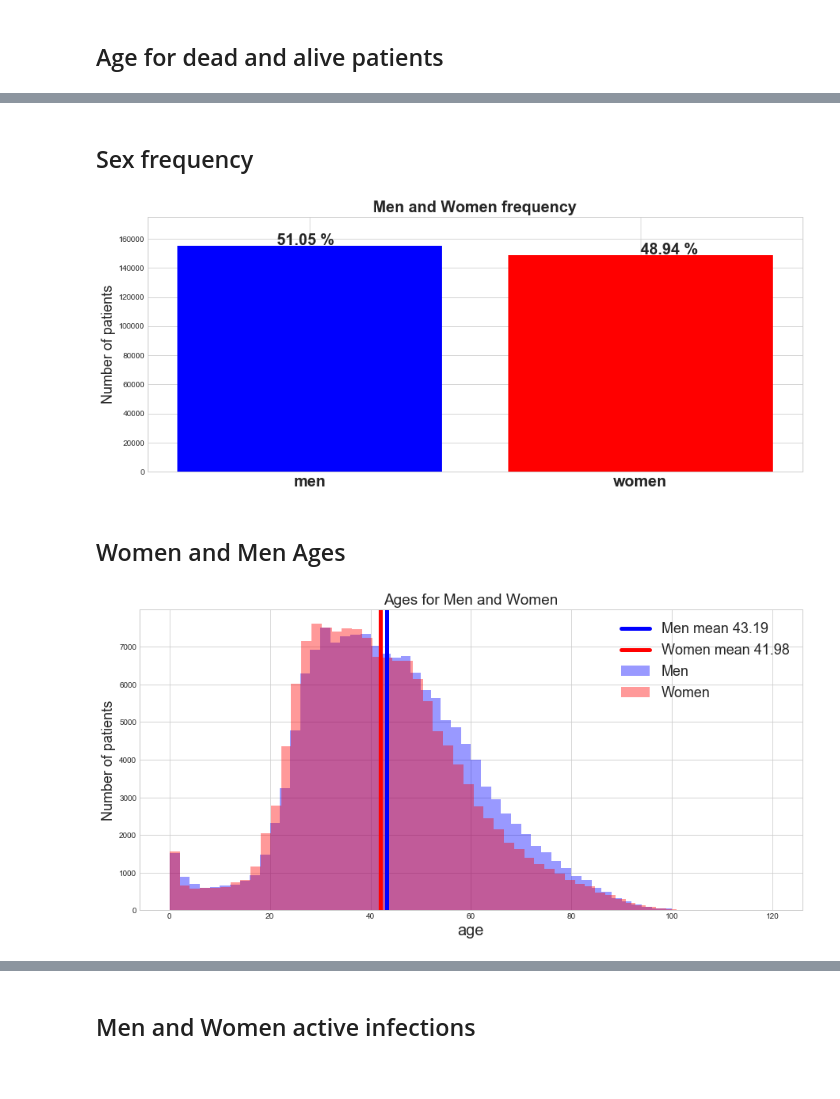
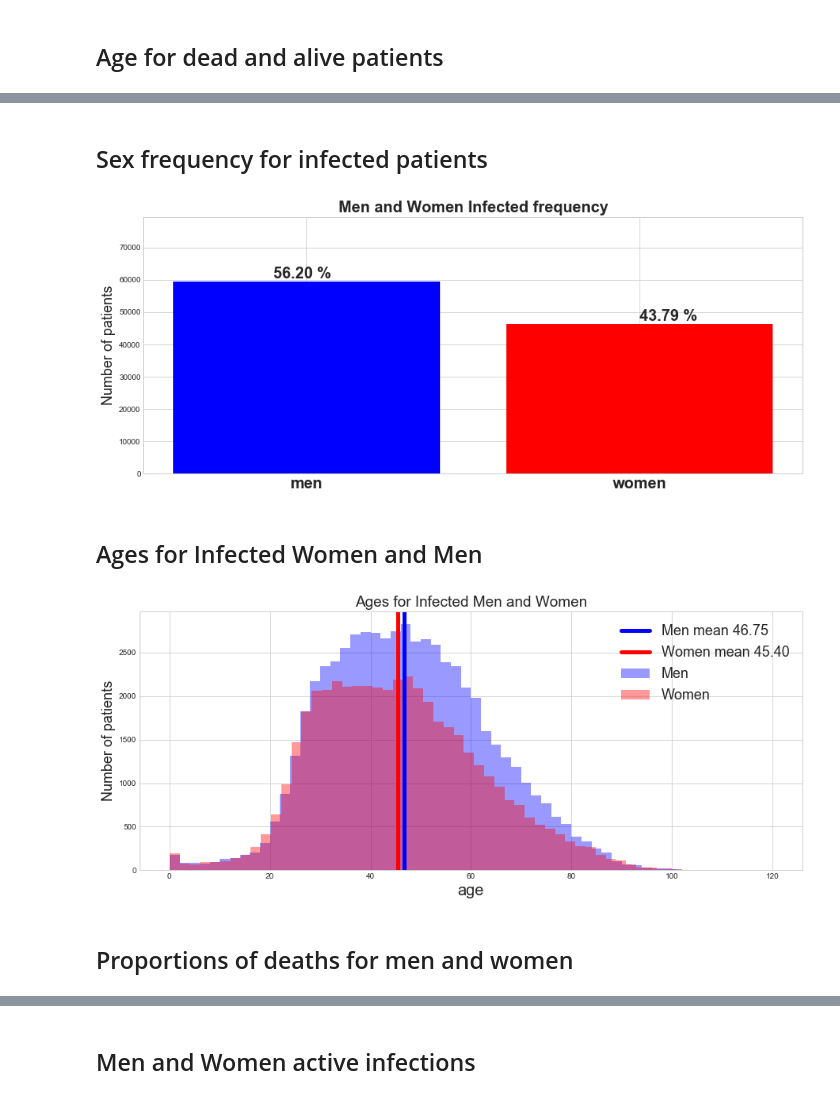
Before and after one commit to mesielepush/Covid19-Mexico-Data-Analysis-Jupyter-Notebook, a Jupyter notebook: MexicoCovidDescriptiveGeneral.ipynb, the cells around one changed output, grey strips where cells are left out. Drawn from its saved outputs; the diff is of its cells as text; code cells hidden in the pictures.

```diff
--- a/MexicoCovidDescriptiveGeneral.ipynb
+++ b/MexicoCovidDescriptiveGeneral.ipynb
@@ -100,8 +101,10 @@ Covid('all').patients().sectors()
 # %% [markdown]
 ## Age for general population
 # %%
-ages = Covid('all').patients().data.age.copy()
+ages = Covid('all').patients().infected().data.age.copy()
 
+plt.close('all')
+plt.rcParams["figure.figsize"] = (15,6)
 ages.hist(bins=60,alpha=0.7)
 plt.axvline(np.mean(ages), 0, 160000, label= f'Age mean {str(np.mean(ages))[:5]}',color= 'r',linewidth = 5)
 plt.ylabel('Number of patients',fontsize=18)
@@ -113,10 +116,14 @@ plt.show()
 # %% [markdown]
 ## Age for dead and alive patients
 # %%
-age_deaths = Covid('all').patients().deaths().data.age.copy()
+age_deaths = Covid('all').patients().infected().deaths().data.age.copy()
+age_alive = Covid('all').patients().infected().alive().data.age.copy()
 
-ages.hist(bins = 50, alpha = 0.4, color = 'b',label='alive')
-plt.axvline(np.mean(ages), 0, 160000, label= f'alive mean {str(np.mean(ages))[:5]}',color= 'b',linewidth = 5)
+plt.close('all')
+plt.rcParams["figure.figsize"] = (15,6)
+
+age_alive.hist(bins = 50, alpha = 0.4, color = 'b',label='alive')
+plt.axvline(np.mean(age_alive), 0, 160000, label= f'alive mean {str(np.mean(age_alive))[:5]}',color= 'b',linewidth = 5)
 
 age_deaths.hist(bins = 50, alpha = 0.6, color = 'r',label='deaths')
 plt.axvline(np.mean(age_deaths), 0, 160000, label= f'dead mean {str(np.mean(age_deaths))[:5]}',color= 'r',linewidth = 5)
@@ -132,38 +145,43 @@ plt.show()
 # %% [markdown]
-## Sex frequency
+## Sex frequency for infected patients
 # %%
-men  = Covid('all').patients().men().data
-women= Covid('all').patients().women().data
+men  = Covid('all').patients().men().infected().data
+women= Covid('all').patients().women().infected().data
 
 plt.close('all')
 plt.rcParams["figure.figsize"] = (15,6)
 
 plt.bar(['men','women'],[len(men),len(women)],color=['b','r'])
 
-plt.text(1,len(women)+1000,str((len(women)/len(Covid('all').patients().data))*100)[:5]+' %',fontsize=20, fontweight='bold')
-plt.text(-0.1,len(men)+1000,str((len(men)/len(Covid('all').patients().data))*100)[:5]+' %',fontsize=20, fontweight='bold')
+plt.text(1,len(women)+1000,str((len(women)/(len(men)+len(women))*100))[:5]+' %',fontsize=20, fontweight='bold')
+plt.text(-0.1,len(men)+1000,str((len(men)/(len(men)+len(women))*100))[:5]+' %',fontsize=20, fontweight='bold')
 
 plt.ylabel('Number of patients', fontsize = 18)
 plt.ylim(0,len(men)+20000)
-plt.title('Men and Women frequency', fontsize=20, fontweight='bold')
+plt.title('Men and Women Infected frequency', fontsize=20, fontweight='bold')
 plt.xticks(fontsize=20, fontweight='bold')
 plt.show()
 # %% [output]
-[figure, old version]
+[figure, new version]
 # %% [markdown]
-## Women and Men Ages
+##  Ages for Infected Women and Men
 # %%
-men.age.hist(bins = 60, alpha = 0.4, color = 'b',label='Men')
-plt.axvline(np.mean(men.age), 0, 160000, label= f'Men mean {str(np.mean(men.age))[:5]}',color= 'b',linewidth = 5)
+plt.close('all')
+plt.rcParams["figure.figsize"] = (15,6)
 
-women.age.hist(bins = 57, alpha = 0.4, color = 'r',label='Women')
-plt.axvline(np.mean(women.age), 0, 160000, label= f'Women mean {str(np.mean(women.age))[:5]}',color= 'r',linewidth = 5)
+men.age.hist(bins = 60, alpha = 0.4, color = 'b', label='Men')
+plt.axvline(np.mean(men.age), 0, 160000, label= f'Men mean {str(np.mean(men.age))[:5]}',color = 'b', linewidth = 5)
+
+women.age.hist(bins = 50, alpha = 0.4, color = 'r', label='Women')
+plt.axvline(np.mean(women.age), 0, 160000, label= f'Women mean {str(np.mean(women.age))[:5]}', color= 'r', linewidth = 5)
 
 plt.ylabel('Number of patients',fontsize=18)
 plt.xlabel('age',fontsize=20)
 # plt.ylim(0,1700)
-plt.title('Ages for Men and Women', fontsize= 19)
+plt.title('Ages for Infected Men and Women', fontsize= 19)
 plt.legend(fontsize=18)
 plt.show()
 # %% [output]
-[figure, old version]
+[figure, new version]
+# %% [markdown]
+## Proportions of deaths for men and women
```
Also changed, not shown: parts of 157 cells of this notebook, 1 other file.
